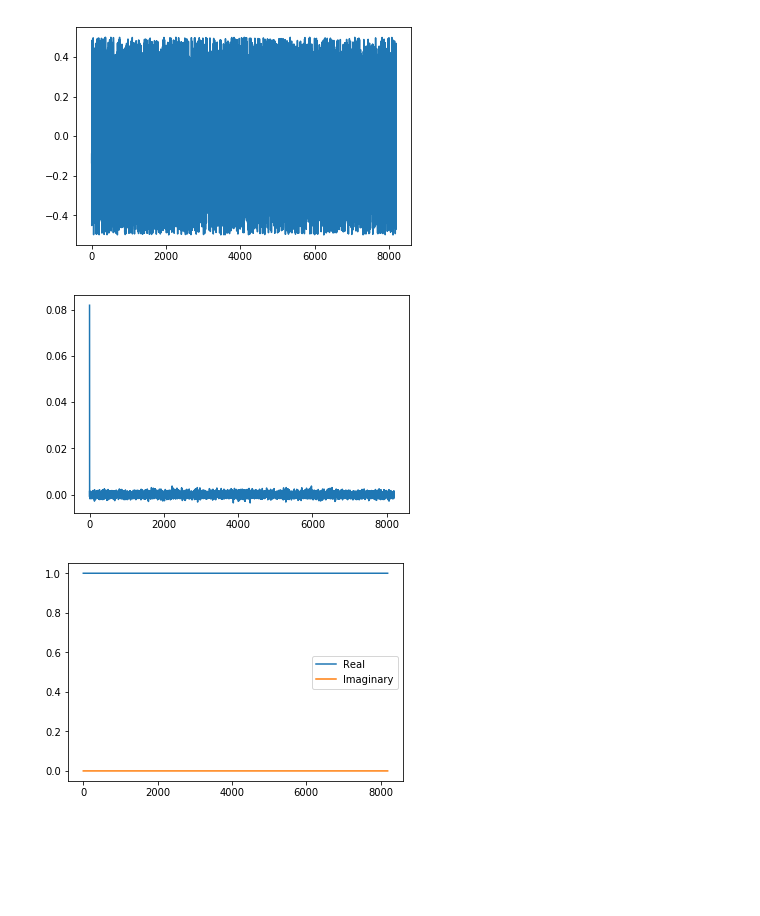
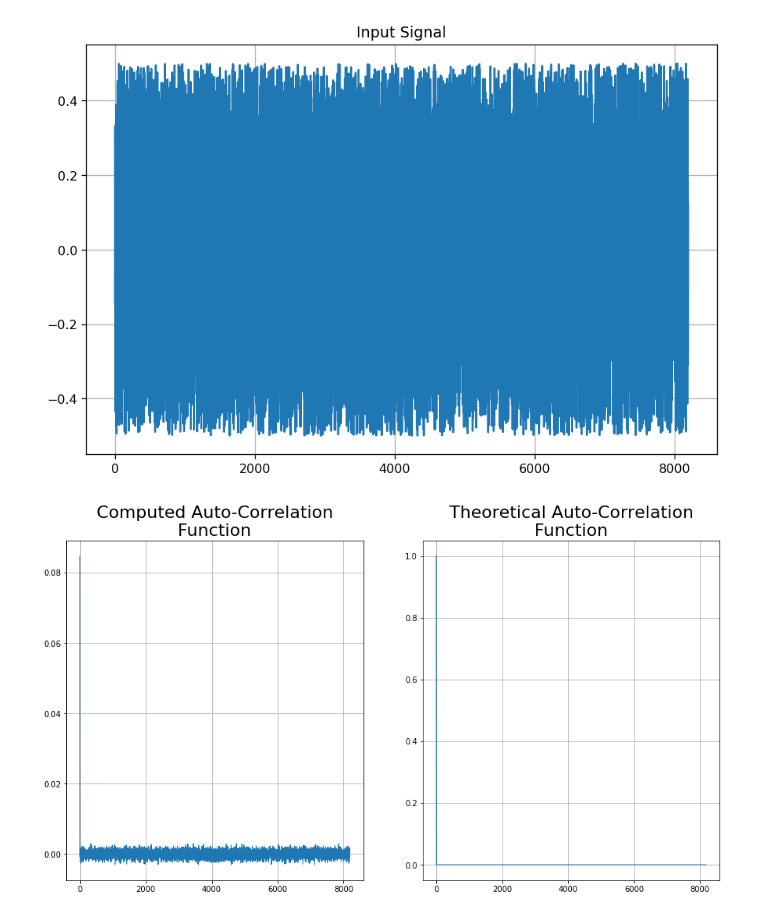
Before and after one commit to NathanMeulen/Fourier_Transform_exploration, a Jupyter notebook: Fourier Transforms.ipynb, the cells around one changed output. Saved outputs shown, nothing was run; the diff lists cells and outputs as text; code cells hidden in the pictures; blank space fills up the shorter version.

```diff
--- a/Fourier Transforms.ipynb
+++ b/Fourier Transforms.ipynb
@@ -27,29 +59,54 @@ def PSD(signal=None, AC=None ):
 
     return np.fft.fft(AC)
 # %%
-def white_noise(mean, interval, npoints=8192):
+def uniform_white_noise(mean, interval, npoints=8192):
     '''
-    Function to generate white noise
+    Function to generate uniformly distributed white noise
     '''
     return mean + np.random.uniform(-interval/2, interval/2, npoints)
+
+def gaussian_white_noise(mean, sigma, npoints=8192):
+    '''
+    Function to generate gaussian white noise
+    '''
+    return np.random.normal(mean, sigma, npoints)
 
 def delta(k, npoints=8192):
     signal = np.zeros(npoints)
     signal[k] += 1
     return signal
-# %%
-signal = white_noise(0, 1)
-
-plt.plot(signal)
-plt.show()
-AC = auto_correlation(signal)
-plt.plot(AC);
-plt.show()
-S = PSD(AC=delta(0))
-plt.plot(S.real, label="Real");
-plt.plot(S.imag, label="Imaginary");
-plt.legend();
-# %% [output]
-[figure, removed]
-[figure, removed]
-[figure, removed]
+# %%
+uniform_signal = uniform_white_noise(0, 1)
+AC_u = auto_correlation(uniform_signal)
+S_u = PSD(AC=AC_u)
+S_u_theo = PSD(AC=delta(0))
+
+#****************Plotting****************
+font_size=22
+
+make_plot('Input Signal').plot(uniform_signal)
+
+# Auto-correlation function
+f,ax = plt.subplots(1,2, figsize=(15,8))
+ax[0].plot(AC_u, linewidth=1)
+ax[0].set_title('Computed Auto-Correlation\nFunction', fontsize=font_size)
+ax[0].grid('on')
+ax[1].plot(delta(0), linewidth=1)
+ax[1].set_title('Theoretical Auto-Correlation\nFunction', fontsize=font_size)
+ax[1].grid('on')
+
+# PSD
+f,ax = plt.subplots(1,2, figsize=(15,8))
+ax[0].plot(S_u.real, label="Real", linewidth=1)
+ax[0].plot(S_u.imag, label="Imaginary", linewidth=1)
+ax[0].set_title('Computed Power Spectral\nDensity Function', fontsize=font_size)
+ax[0].grid('on')
+ax[0].legend()
+ax[1].plot(S_u_theo.real, label="Real")
+ax[1].plot(S_u_theo.imag, label="Imaginary")
+ax[1].set_title('Theoretical Power Spectral\nDensity Function', fontsize=font_size)
+ax[1].grid('on')
+ax[1].legend();
+# %% [output]
+[figure, added]
+[figure, added]
```
Also changed, not shown: parts of 4 cells of this notebook.
